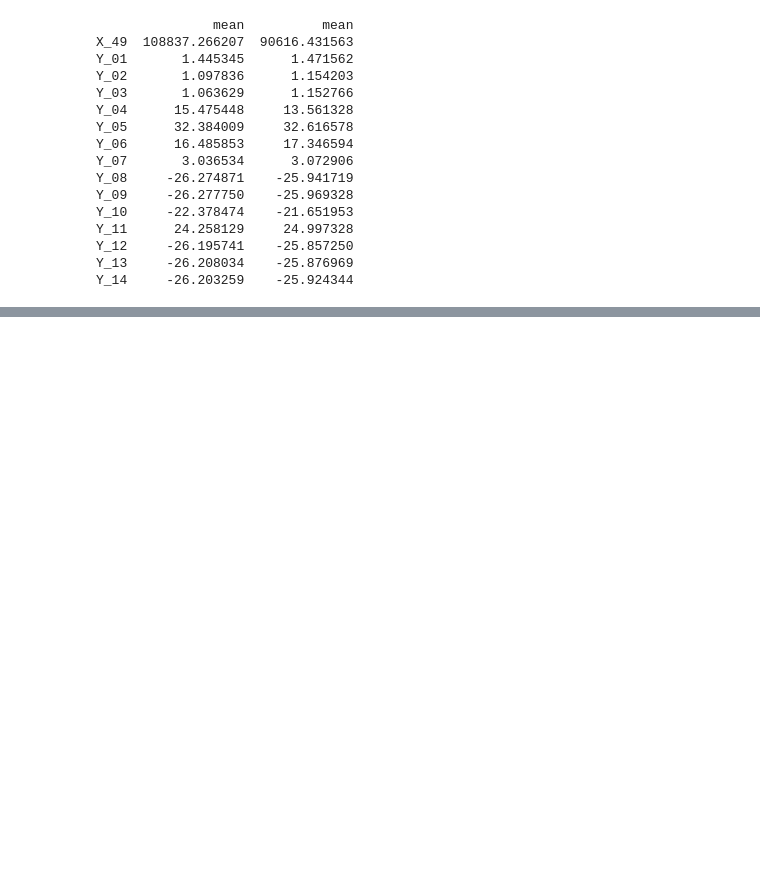
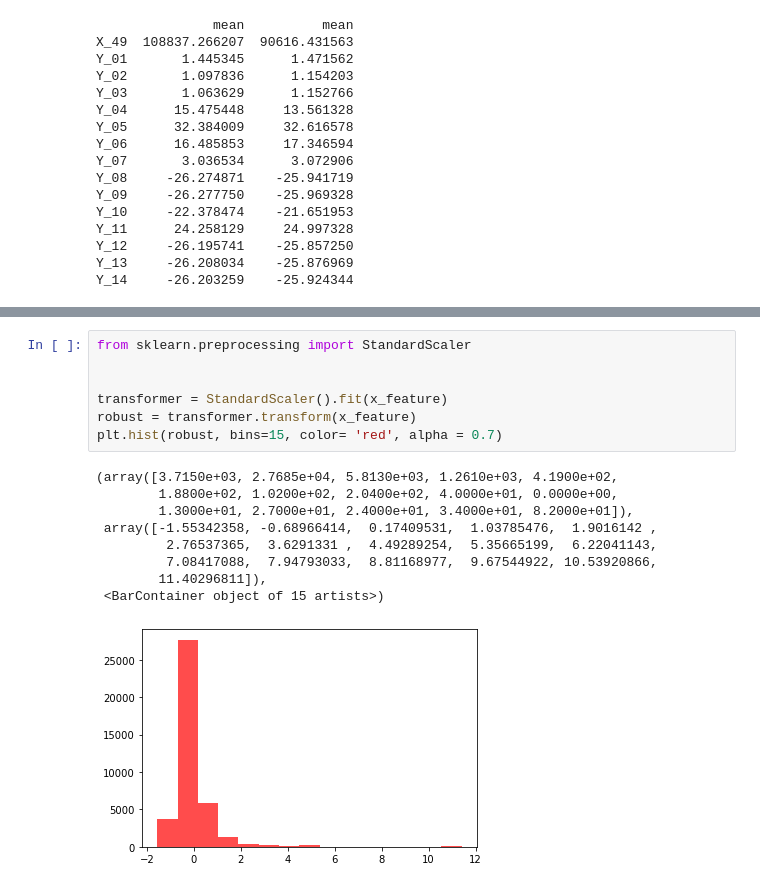
Before and after one commit to jinkyusung/antenna-performance-prediction, a Jupyter notebook: preprocessing/Cal 투입 전 대기 시간.ipynb, the cells around one changed output, grey strips where cells are left out. Drawn from its saved outputs; the diff is of its cells as text; blank space fills up the shorter version.

```diff
--- a/preprocessing/Cal 투입 전 대기 시간.ipynb
+++ b/preprocessing/Cal 투입 전 대기 시간.ipynb
@@ -48,0 +61,17 @@ Y_14     -26.203259    -25.924344
+# %%
+from sklearn.preprocessing import StandardScaler
+
+
+transformer = StandardScaler().fit(x_feature)
+robust = transformer.transform(x_feature)
+plt.hist(robust, bins=15, color= 'red', alpha = 0.7)
+# %% [output]
+(array([3.7150e+03, 2.7685e+04, 5.8130e+03, 1.2610e+03, 4.1900e+02,
+        1.8800e+02, 1.0200e+02, 2.0400e+02, 4.0000e+01, 0.0000e+00,
+        1.3000e+01, 2.7000e+01, 2.4000e+01, 3.4000e+01, 8.2000e+01]),
+ array([-1.55342358, -0.68966414,  0.17409531,  1.03785476,  1.9016142 ,
+         2.76537365,  3.6291331 ,  4.49289254,  5.35665199,  6.22041143,
+         7.08417088,  7.94793033,  8.81168977,  9.67544922, 10.53920866,
+        11.40296811]),
+ <BarContainer object of 15 artists>)
+[figure, added]
```
Also changed, not shown: parts of 1 cell of this notebook, 6 other files.
